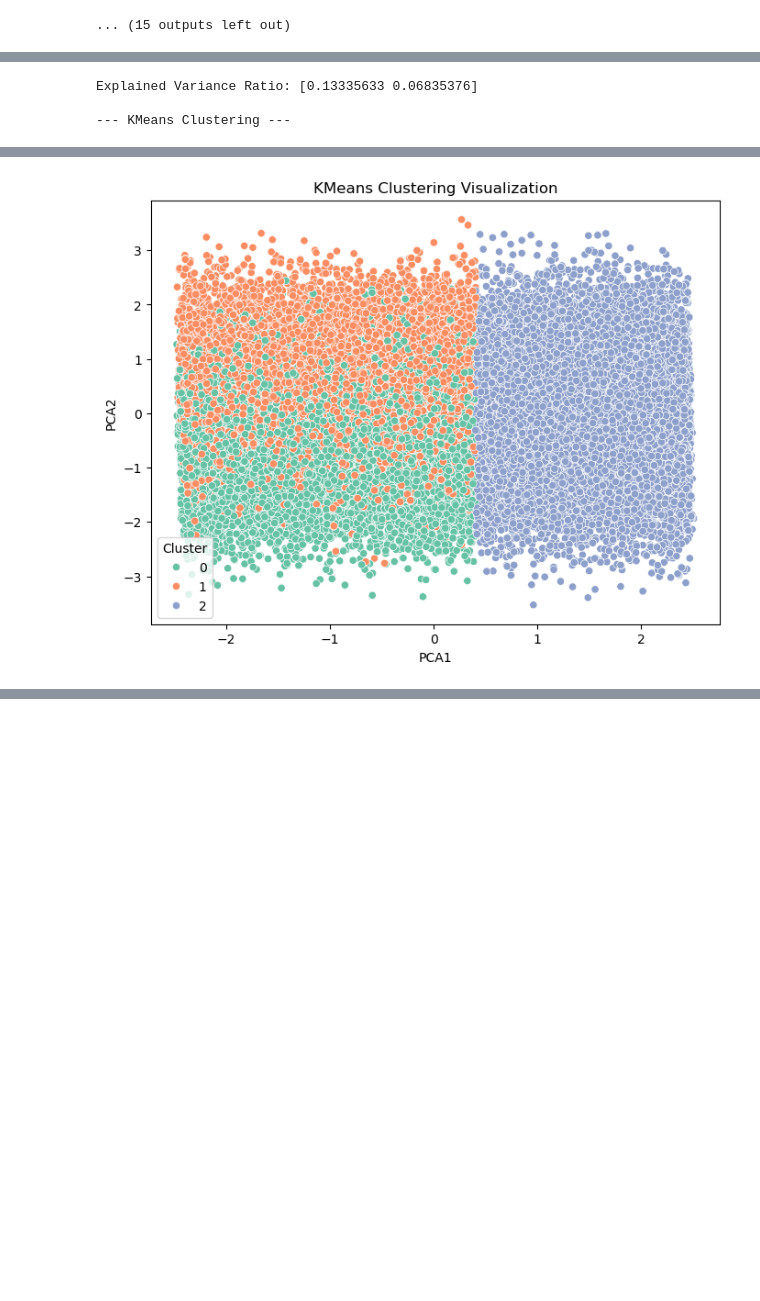
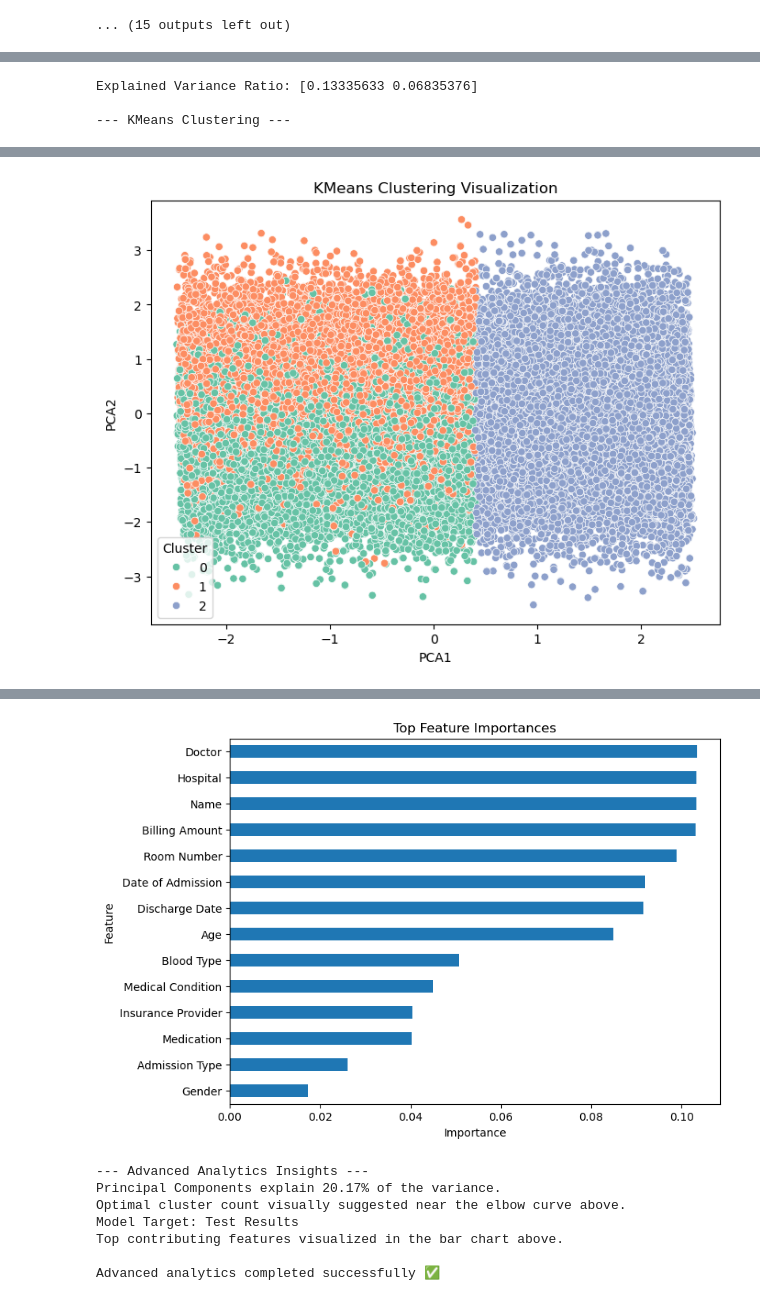
Before and after one commit to Himanshuuj1997/Data-Science, a Jupyter notebook: UShealthcare/UShealthcare.ipynb, the cells around one changed output, grey strips where cells are left out. Saved outputs shown, nothing was run; the diff lists cells and outputs as text; code cells hidden in the pictures; blank space fills up the shorter version.

Commit message:
Healthcare Analytics Project Kaggle

```diff
--- a/UShealthcare/UShealthcare.ipynb
+++ b/UShealthcare/UShealthcare.ipynb
@@ -170,18 +170,18 @@ Categorical Columns: ['Name', 'Gender', 'Blood Type', 'Medical Condition', 'Date
 [figure]
 ... (15 outputs left out)
 # %%
+
+
 # --- 2. Load Dataset ---
 DATA_PATH = "healthcare_dataset.csv"
 df = pd.read_csv(DATA_PATH)
 print("✅ Dataset Loaded Successfully for Advanced Analytics")
-
 
 # --- 3. Data Cleaning ---
 print("\n--- Cleaning Missing Values ---")
 df = df.drop_duplicates()
 df = df.fillna(df.median(numeric_only=True))
 df = df.fillna("Unknown")
-
 
 # Encode categorical variables
 df_encoded = df.copy()
@@ -191,9 +191,7 @@ for col in df_encoded.select_dtypes(exclude=np.number).columns:
     df_encoded[col] = le.fit_transform(df_encoded[col].astype(str))
     label_encoders[col] = le
 
-
 print("Categorical columns encoded successfully.")
-
 
 # --- 4. Correlation Heatmap ---
 plt.figure(figsize=(10,6))
@@ -201,16 +199,13 @@ sns.heatmap(df_encoded.corr(), cmap='coolwarm', annot=False)
 plt.title('Feature Correlation Heatmap')
 plt.show()
 
-
 # --- 5. Principal Component Analysis (PCA) ---
 print("\n--- Principal Component Analysis ---")
 scaler = StandardScaler()
 scaled_data = scaler.fit_transform(df_encoded)
 
-
 pca = PCA(n_components=2)
 pca_result = pca.fit_transform(scaled_data)
-
 
 df_pca = pd.DataFrame(pca_result, columns=['PCA1', 'PCA2'])
 plt.figure(figsize=(8,6))
@@ -220,13 +215,10 @@ plt.xlabel('PCA1')
 plt.ylabel('PCA2')
 plt.show()
 
-
 print("Explained Variance Ratio:", pca.explained_variance_ratio_)
-
 
 # --- 6. Clustering (KMeans) ---
 print("\n--- KMeans Clustering ---")
-
 
 # Determine optimal clusters via Elbow Method
 wcss = []
@@ -235,13 +227,70 @@ for i in range(1, 10):
     kmeans.fit(scaled_data)
     wcss.append(kmeans.inertia_)
 
-
 plt.figure(figsize=(8,4))
 plt.plot(range(1,10), wcss, marker='o')
 plt.title('Elbow Method - Optimal Cluster Count')
 plt.xlabel('Number of Clusters')
 plt.ylabel('WCSS')
 plt.show()
+
+# Fit with optimal cluster count (e.g., 3)
+kmeans = KMeans(n_clusters=3, random_state=42, n_init=10)
+df_pca['Cluster'] = kmeans.fit_predict(scaled_data)
+
+plt.figure(figsize=(8,6))
+sns.scatterplot(x='PCA1', y='PCA2', hue='Cluster', data=df_pca, palette='Set2')
+plt.title('KMeans Clustering Visualization')
+plt.show()
+
+# --- 7. Feature Importance (Random Forest) ---
+print("\n--- Feature Importance using Random Forest ---")
+
+# Define potential target column automatically
+possible_targets = [col for col in df_encoded.columns if 'target' in col.lower() or 'disease' in col.lower() or 'outcome' in col.lower()]
+if possible_targets:
+    target_col = possible_targets[0]
+else:
+    target_col = df_encoded.columns[-1]
+
+X = df_encoded.drop(columns=[target_col])
+y = df_encoded[target_col]
+
+# Split data
+X_train, X_test, y_train, y_test = train_test_split(X, y, test_size=0.2, random_state=42)
+
+# Choose model based on target type
+if y.nunique() <= 10:
+    model = RandomForestClassifier(random_state=42)
+    model.fit(X_train, y_train)
+    y_pred = model.predict(X_test)
+    print("Classification Accuracy:", accuracy_score(y_test, y_pred))
+    print("\nClassification Report:\n", classification_report(y_test, y_pred))
+else:
+    model = RandomForestRegressor(random_state=42)
+    model.fit(X_train, y_train)
+    y_pred = model.predict(X_test)
+    print("Regression R2 Score:", r2_score(y_test, y_pred))
+    print("MAE:", mean_absolute_error(y_test, y_pred))
+    print("RMSE:", np.sqrt(mean_squared_error(y_test, y_pred)))
+
+# Feature Importance Plot
+importances = pd.Series(model.feature_importances_, index=X.columns)
+importances.sort_values(ascending=False).head(15).plot(kind='barh', figsize=(8,6))
+plt.title('Top Feature Importances')
+plt.xlabel('Importance')
+plt.ylabel('Feature')
+plt.gca().invert_yaxis()
+plt.show()
+
+# --- 8. Insights ---
+print("\n--- Advanced Analytics Insights ---")
+print(f"Principal Components explain {round(sum(pca.explained_variance_ratio_)*100,2)}% of the variance.")
+print(f"Optimal cluster count visually suggested near the elbow curve above.")
+print(f"Model Target: {target_col}")
+print("Top contributing features visualized in the bar chart above.")
+
+print("\nAdvanced analytics completed successfully ✅")
 # %% [output]
 ✅ Dataset Loaded Successfully for Advanced Analytics
 
@@ -260,0 +320,8 @@ Advanced analytics completed successfully ✅
+[figure, added]
+--- Advanced Analytics Insights ---
+Principal Components explain 20.17% of the variance.
+Optimal cluster count visually suggested near the elbow curve above.
+Model Target: Test Results
+Top contributing features visualized in the bar chart above.
+
+Advanced analytics completed successfully ✅
```
Also changed, not shown: parts of 1 cell of this notebook.
